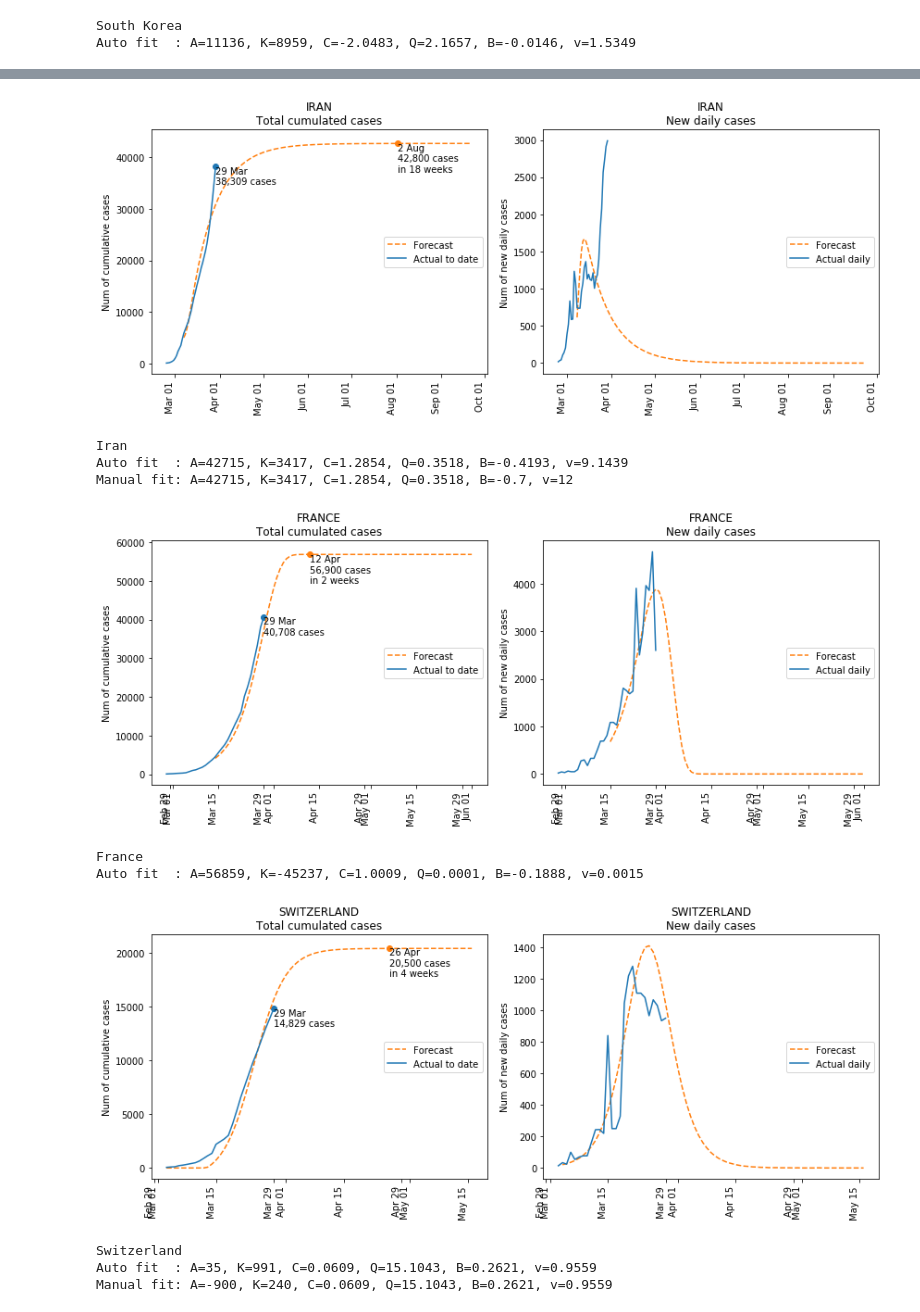
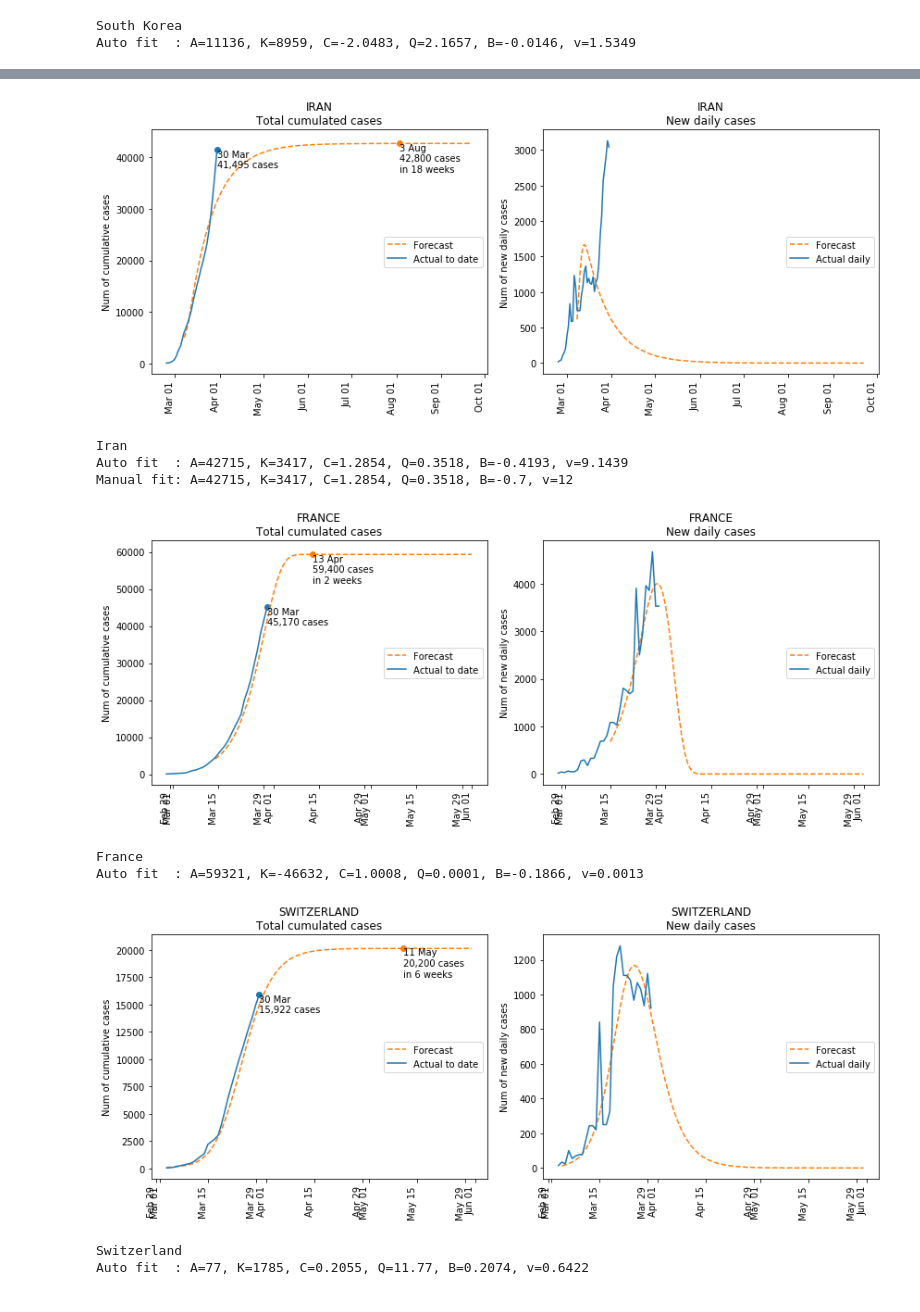
Before and after one commit to khairulomar/Covid-19, a Jupyter notebook: Covid19.ipynb, the cells around one changed output, grey strips where cells are left out. Saved outputs shown, nothing was run; the diff lists cells and outputs as text; code cells hidden in the pictures.

```diff
--- a/Covid19.ipynb
+++ b/Covid19.ipynb
@@ -38,7 +38,7 @@ warnings.filterwarnings("ignore")
 #     df.to_csv(f'csv/{month}-{day}-{year}.csv')
 # %%
 # One-day download from John Hopkins Hospital database
-day = 29
+day = 30
 month = 3
 date  = pd.to_datetime(f"20200{month}{0 if day<10 else ''}{day}", format='%Y%m%d')
 day0, month0, year0 = str(date)[8:10], str(date)[5:7], str(date)[:4]
@@ -349,7 +349,7 @@ col = ['growth_avg']
 for i, ax in zip(range(len(countries)), axes.flat):
     data = df2[df2.country==countries[i]].iloc[-28:].reset_index(drop=True)
     ax.plot(data[col].clip(1)[:], alpha=0.7)
-    latest_growth = data[col].rolling(window=2).mean().iloc[-1]
+    latest_growth = data[col].iloc[-1]
     if latest_growth[0] < 2**(1/14):
         color = 'C2'
     elif latest_growth[0] < 2**(1/7):
@@ -414,13 +414,13 @@ for s in range(2): # one for log scale, one for regular scale
         ax[s].plot(data, alpha=0.8, color=color, label='Actual to date')
         ax[s].scatter(data.index.max(), data.iloc[-1], alpha=0.8, color=color)
         if s==0:
-            if i<12 : ax[s].text(xmax-4 if country=='China' else data.index.max()+0.5, data.max(), country,
+            if i<13 : ax[s].text(xmax-4 if country=='China' else data.index.max()+0.5, data.max(), country,
                                  va='top', ha='left', fontsize=10, color=color)
         else:
             ax[s].text(xmax-3 if country=='China' else data.index.max()+0.5, data.max(), country,
                        va='top', ha='left', fontsize=10, color=color)
         # Data for forecast
-        latest_growth = df2.loc[(df2.country==country), 'growth'].rolling(window=2).mean().iloc[-1]
+        latest_growth = df2.loc[(df2.country==country), 'growth'].rolling(window=3).mean().iloc[-1]
         latest_total = df2.loc[(df2.country==country), 'confirmed'].iloc[-1]
         extrapolate = [data.iloc[-1]]
         new_data = latest_total
@@ -717,7 +717,7 @@ Manual fit: A=-300, K=167, C=0.0023, Q=3.1241, B=0.25, v=1.1152
 predict_plot('Iran', days=200, fit_start='20200307', fit_end='20200321', B=-0.7, v=12)
 #predict_plot('Iran', days=200, fit_start='20200309', fit_end='20200321')
 # %% [output]
-[figure, old version]
+[figure, new version]
 Iran
 Auto fit  : A=42715, K=3417, C=1.2854, Q=0.3518, B=-0.4193, v=9.1439
 Manual fit: A=42715, K=3417, C=1.2854, Q=0.3518, B=-0.7, v=12
@@ -725,16 +725,16 @@ Manual fit: A=42715, K=3417, C=1.2854, Q=0.3518, B=-0.7, v=12
 #predict_plot('France', days=80, fit_start='20200309', fit_end='20200320')
 predict_plot('France', days=80, fit_start='20200314')
 # %% [output]
-[figure, old version]
+[figure, new version]
 France
-Auto fit  : A=56859, K=-45237, C=1.0009, Q=0.0001, B=-0.1888, v=0.0015
+Auto fit  : A=59321, K=-46632, C=1.0008, Q=0.0001, B=-0.1866, v=0.0013
 # %%
-predict_plot('Switzerland', days=75, K=240, A=-900)
+#predict_plot('Switzerland', days=75, fit_end='20200328', K=240, A=-900)
+predict_plot('Switzerland', days=90)
 # %% [output]
-[figure, old version]
+[figure, new version]
 Switzerland
-Auto fit  : A=35, K=991, C=0.0609, Q=15.1043, B=0.2621, v=0.9559
-Manual fit: A=-900, K=240, C=0.0609, Q=15.1043, B=0.2621, v=0.9559
+Auto fit  : A=77, K=1785, C=0.2055, Q=11.77, B=0.2074, v=0.6422
 # %%
 #predict_plot('Malaysia', days=60, fit_start='20200307', fit_end='20200320', K=300, B=0.3, Q=5)
 predict_plot('Malaysia', days=90, fit_start='20200307', fit_end='20200320', K=400, B=0.2, Q=4)
```
Also changed, not shown: parts of 16 cells of this notebook, 17 other files.
